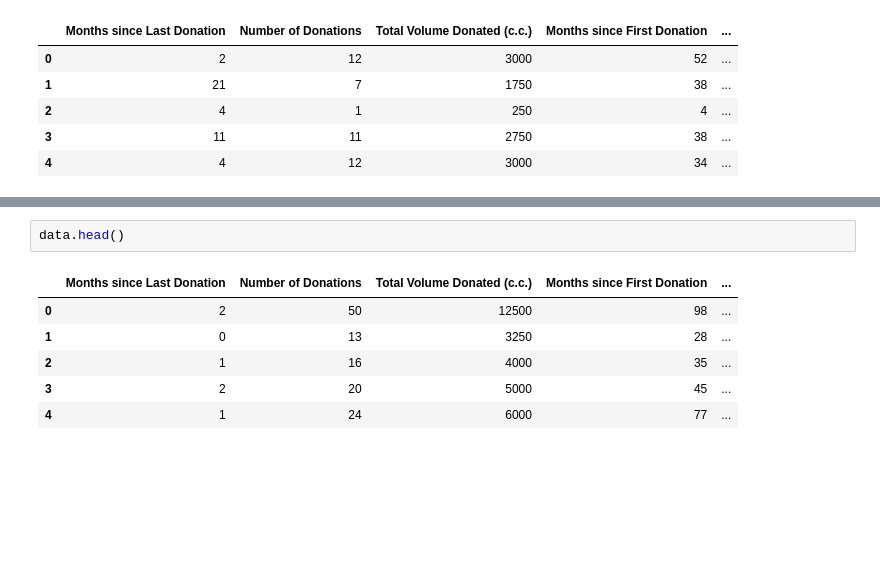
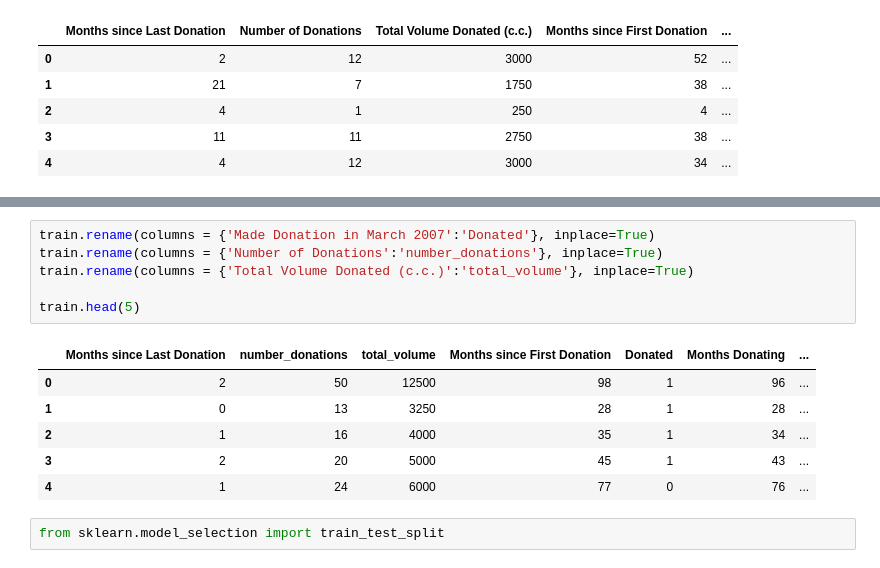
Before and after one commit to sharonmalio/python4datascience, a Jupyter notebook: Challenge2.ipynb, the cells around one changed output, grey strips where cells are left out. Saved outputs shown, nothing was run; the diff lists cells and outputs as text; blank space fills up the shorter version.

```diff
--- a/Challenge2.ipynb
+++ b/Challenge2.ipynb
@@ -189,9 +169,15 @@ final_train.head(10)
-# %%
-data.head()
-# %% [output]
-|  | Months since Last Donation | Number of Donations | Total Volume Donated (c.c.) | Months since First Donation | ... |
-| 0 | 2 | 50 | 12500 | 98 | ... |
-| 1 | 0 | 13 | 3250 | 28 | ... |
-| 2 | 1 | 16 | 4000 | 35 | ... |
-| 3 | 2 | 20 | 5000 | 45 | ... |
-| 4 | 1 | 24 | 6000 | 77 | ... |
+# %%
+train.rename(columns = {'Made Donation in March 2007':'Donated'}, inplace=True)
+train.rename(columns = {'Number of Donations':'number_donations'}, inplace=True)
+train.rename(columns = {'Total Volume Donated (c.c.)':'total_volume'}, inplace=True)
+
+train.head(5)
+# %% [output]
+|  | Months since Last Donation | number_donations | total_volume | Months since First Donation | Donated | Months Donating | ... |
+| 0 | 2 | 50 | 12500 | 98 | 1 | 96 | ... |
+| 1 | 0 | 13 | 3250 | 28 | 1 | 28 | ... |
+| 2 | 1 | 16 | 4000 | 35 | 1 | 34 | ... |
+| 3 | 2 | 20 | 5000 | 45 | 1 | 43 | ... |
+| 4 | 1 | 24 | 6000 | 77 | 0 | 76 | ... |
+# %%
+from sklearn.model_selection import train_test_split
```
Also changed, not shown: parts of 5 cells of this notebook.
